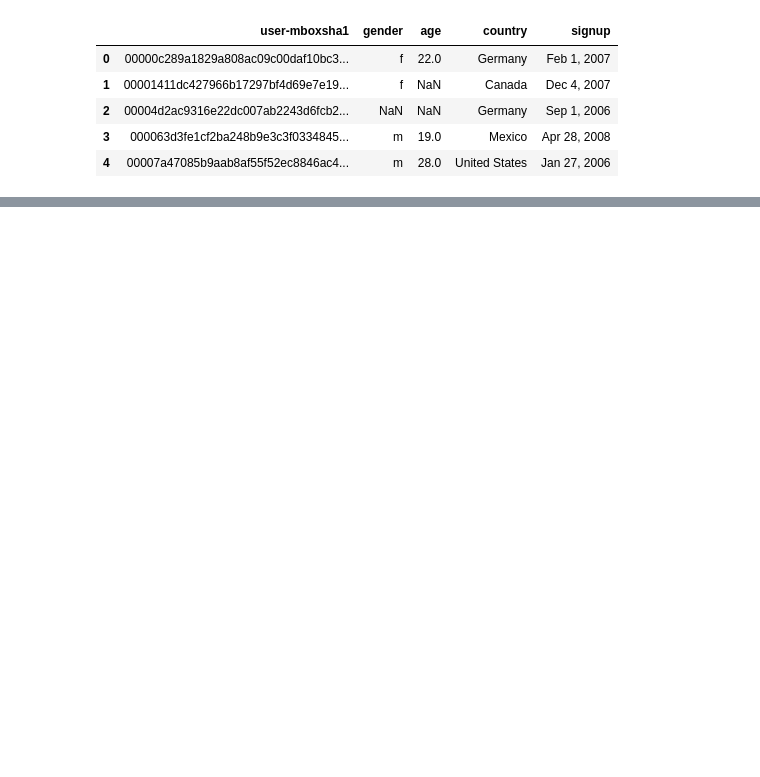
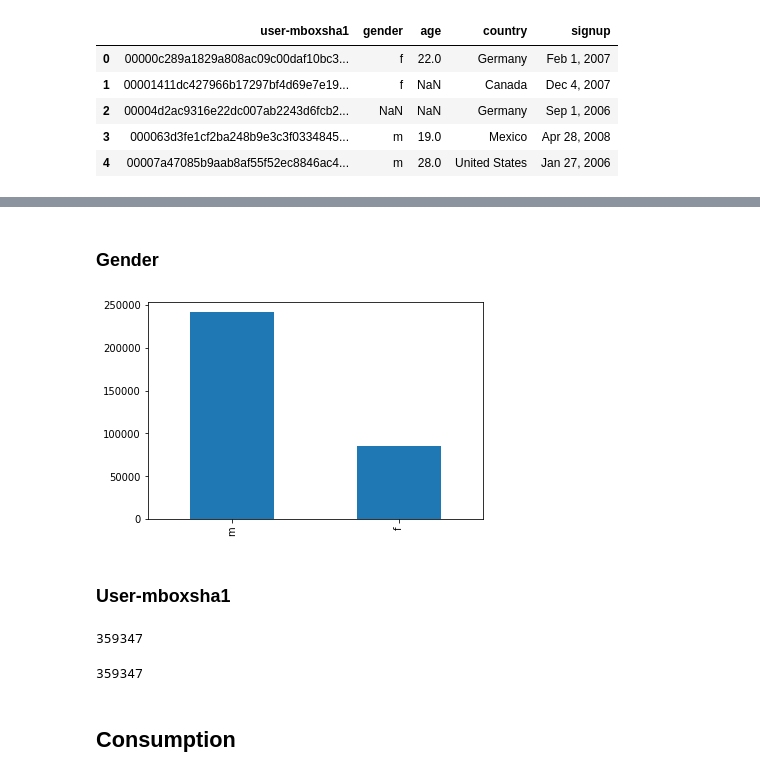
Before and after one commit to lamolivier/EPFL-MLBD-Project, a Jupyter notebook: notebooks/01 - Data Exploration.ipynb, the cells around one changed output, grey strips where cells are left out. Saved outputs shown, nothing was run; the diff lists cells and outputs as text; code cells hidden in the pictures; blank space fills up the shorter version.

```diff
--- a/notebooks/01 - Data Exploration.ipynb
+++ b/notebooks/01 - Data Exploration.ipynb
@@ -29,0 +112,17 @@ df.head()
+# %% [markdown]
+### Gender
+# %%
+df_user.gender.value_counts().plot(kind="bar")
+plt.show()
+# %% [output]
+[figure, added]
+# %% [markdown]
+### User-mboxsha1
+# %%
+print(len(df_user["user-mboxsha1"]))
+df_user["user-mboxsha1"].nunique()
+# %% [output]
+359347
+359347
+# %% [markdown]
+## Consumption
```
Also changed, not shown: parts of 29 cells of this notebook.
